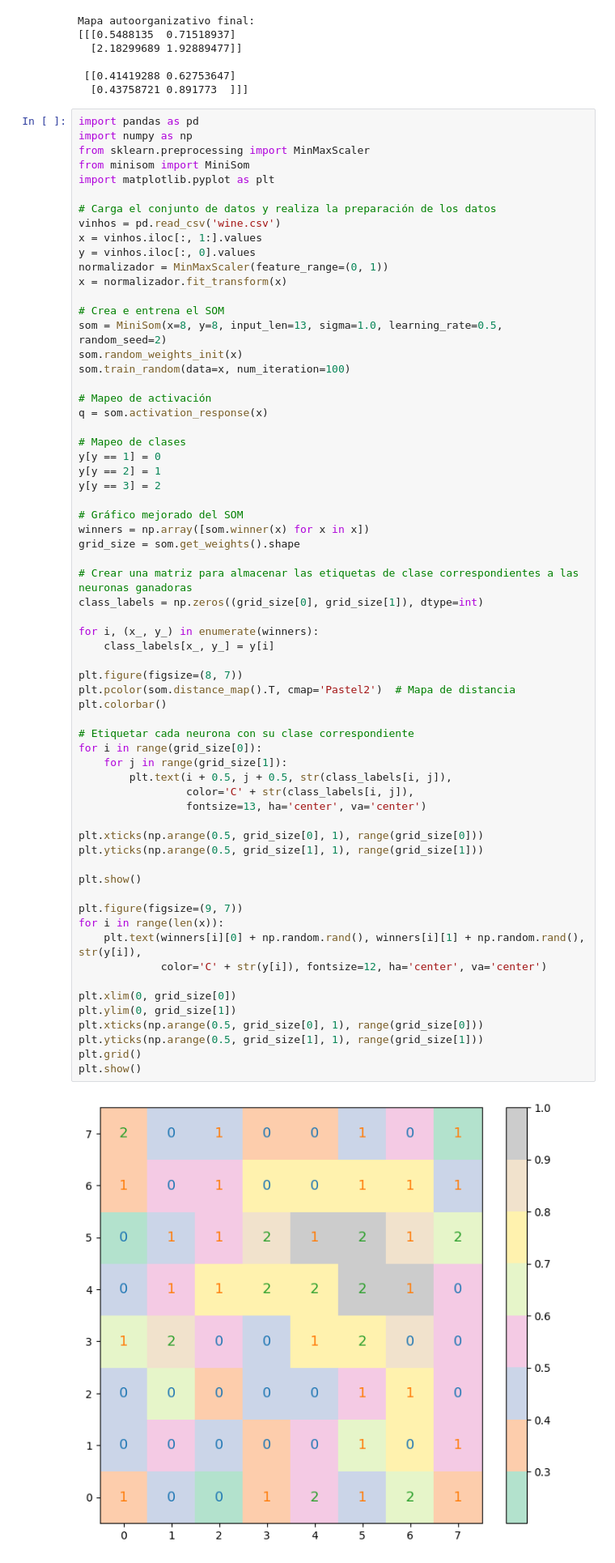
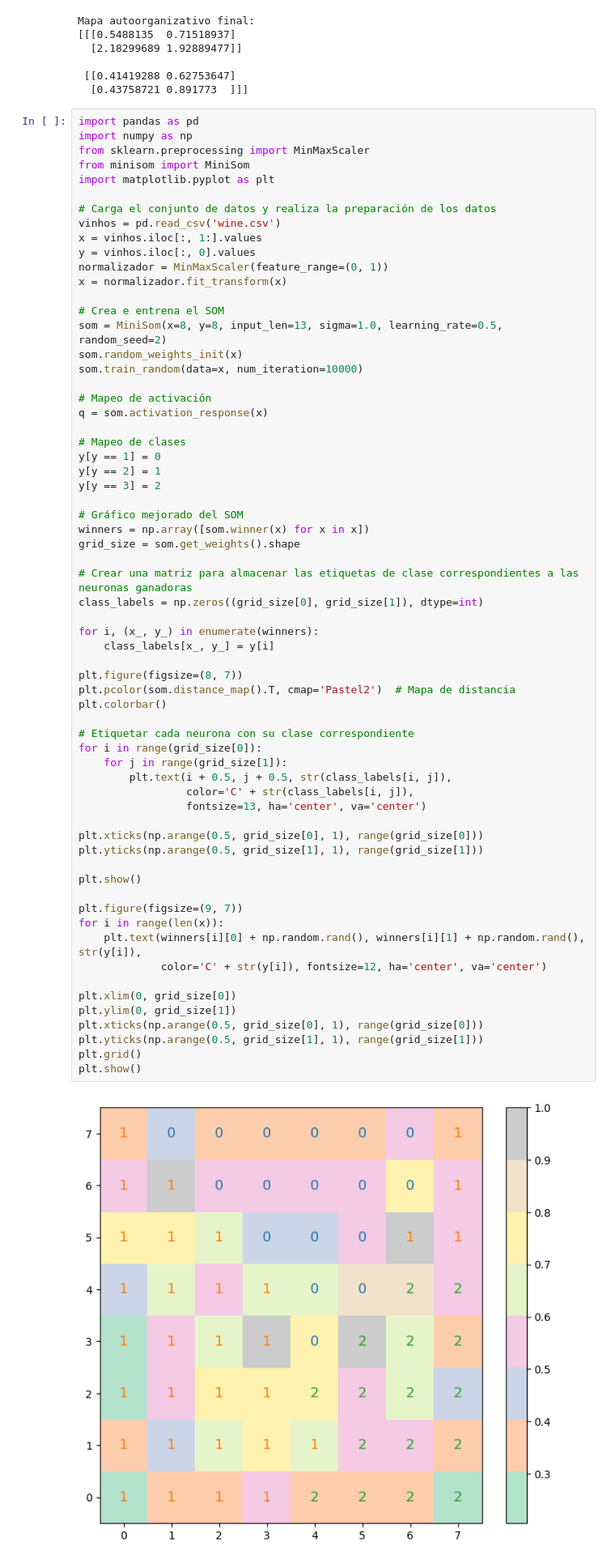
Before and after one commit to DiegoCastr00/Machine_Learning, a Jupyter notebook: Practica_4_SOM/som.ipynb, the cells around one changed output. Shown at 81% size. Saved outputs shown, nothing was run; the diff lists cells and outputs as text.

```diff
--- a/Practica_4_SOM/som.ipynb
+++ b/Practica_4_SOM/som.ipynb
@@ -54,7 +54,7 @@ x = normalizador.fit_transform(x)
 # Crea e entrena el SOM
 som = MiniSom(x=8, y=8, input_len=13, sigma=1.0, learning_rate=0.5, random_seed=2)
 som.random_weights_init(x)
-som.train_random(data=x, num_iteration=100)
+som.train_random(data=x, num_iteration=10000)
 
 # Mapeo de activación
 q = som.activation_response(x)
@@ -75,31 +75,31 @@ for i, (x_, y_) in enumerate(winners):
     class_labels[x_, y_] = y[i]
 
 plt.figure(figsize=(8, 7))
 plt.pcolor(som.distance_map().T, cmap='Pastel2')  # Mapa de distancia
 plt.colorbar()
 
 # Etiquetar cada neurona con su clase correspondiente
 for i in range(grid_size[0]):
     for j in range(grid_size[1]):
         plt.text(i + 0.5, j + 0.5, str(class_labels[i, j]),
                  color='C' + str(class_labels[i, j]),
                  fontsize=13, ha='center', va='center')
 
 plt.xticks(np.arange(0.5, grid_size[0], 1), range(grid_size[0]))
 plt.yticks(np.arange(0.5, grid_size[1], 1), range(grid_size[1]))
 
 plt.show()
 
 plt.figure(figsize=(9, 7))
 for i in range(len(x)):
     plt.text(winners[i][0] + np.random.rand(), winners[i][1] + np.random.rand(), str(y[i]),
              color='C' + str(y[i]), fontsize=12, ha='center', va='center')
 
 plt.xlim(0, grid_size[0])
 plt.ylim(0, grid_size[1])
 plt.xticks(np.arange(0.5, grid_size[0], 1), range(grid_size[0]))
 plt.yticks(np.arange(0.5, grid_size[1], 1), range(grid_size[1]))
 plt.grid()
 plt.show()
 # %% [output]
-[figure, old version]
+[figure, new version]
```
Also changed, not shown: parts of 2 cells of this notebook.
